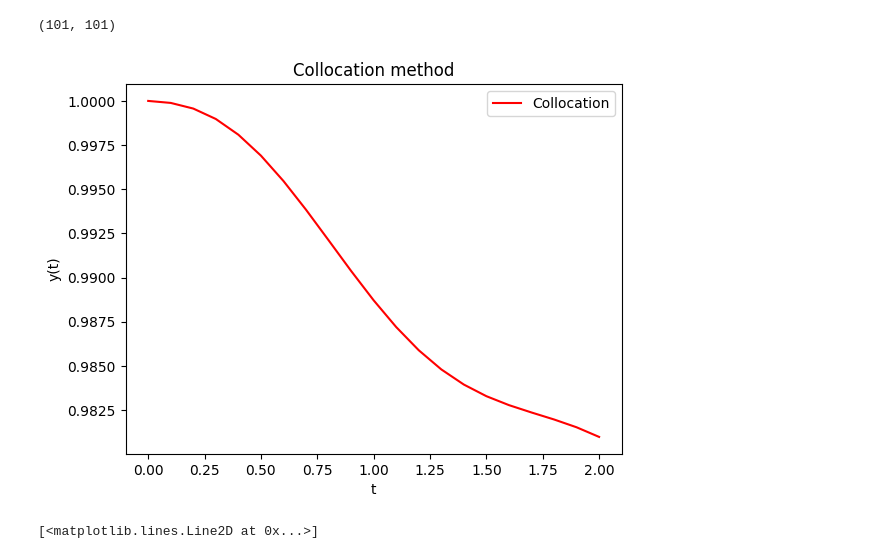
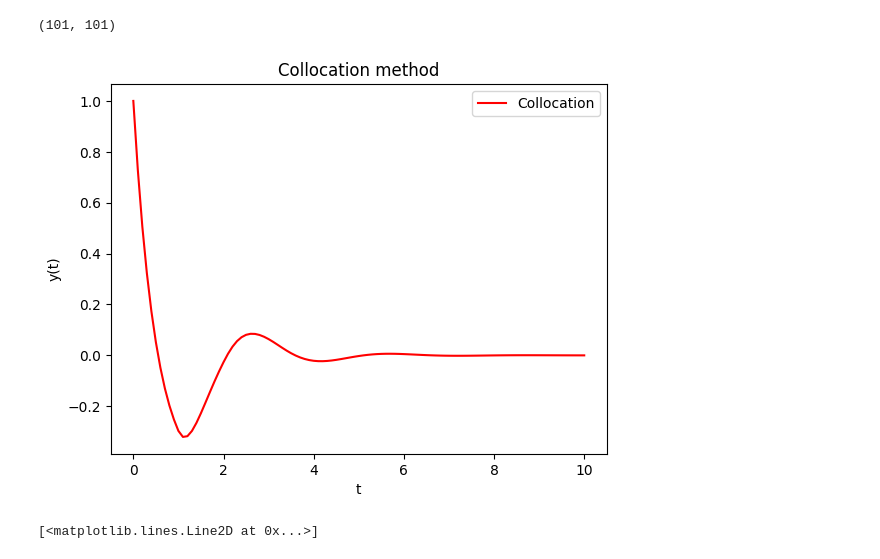
Before and after one commit to baotn0708/Numerical_method_for_DDE, a Jupyter notebook: sudung.ipynb, the cells around one changed output. Saved outputs shown, nothing was run; the diff lists cells and outputs as text; code cells hidden in the pictures.

```diff
--- a/sudung.ipynb
+++ b/sudung.ipynb
@@ -4,7 +4,7 @@ import numpy as np
 import matplotlib.pyplot as plt
 
 def f(t, y, y_delay):
-    return -2*y-y_delay
+    return -y_delay -2*y
 def tau(t, y):
     return 1.0
 def phi(t):
@@ -63,45 +63,45 @@ import matplotlib.pyplot as plt
 def f(t, y, y_delay):
     y = np.atleast_1d(y)
     y_delay = np.atleast_1d(y_delay)
-    return -1000*y+999*y_delay
+    return -y_delay -2*y
 def tau(t, y):
-    return 0.1
+    return 1.0
 def phi(t):
     return np.atleast_1d(1.0)
 
 t0 = 0
-tf = 2
+tf = 10.0
 h0 = 0.1
 tol = 1e-6
 # sau này sẽ thêm các hàm ước lượng Lipchitz sau
 L_f_u = 0.0
 L_f_v = 1.0
 L_tau_y = 0.0
 
 ts, ys = solve_dde_collocation(f, tau, phi, t0, tf, h0,
                                               method_name='gauss', s=2, tol=tol,
                                               L_f_u=L_f_u, L_f_v=L_f_v, L_tau_y=L_tau_y,
                                               h_min=1e-6, h_max=0.1, adaptive=False)
 plt.plot(ts, ys, 'r-', label='Collocation')
 plt.title('Collocation method')
 plt.xlabel('t')
 plt.ylabel('y(t)')
 plt.legend()
 def compute_error(ts, ys):
     return np.abs(ys[:, 0] - y_exact(ts))
 def plot_error(ts, errors):
         plt.figure(figsize=(10, 6))
         plt.plot(ts, errors, 'r-', label='Sai số')
         plt.xlabel('t')
         plt.ylabel('Sai số')
         plt.yscale('log')
         plt.title("Sai số giữa nghiệm chính xác và nghiệm nội suy")
         plt.legend()
         plt.show()
 # errors = compute_error(ts, ys)
 # plot_error(ts, errors)
 # %% [output]
-[figure, old version]
+[figure, new version]
 # %%
 from multistep import *
 import numpy as np
```
Also changed, not shown: parts of 3 cells of this notebook, 3 other files.
